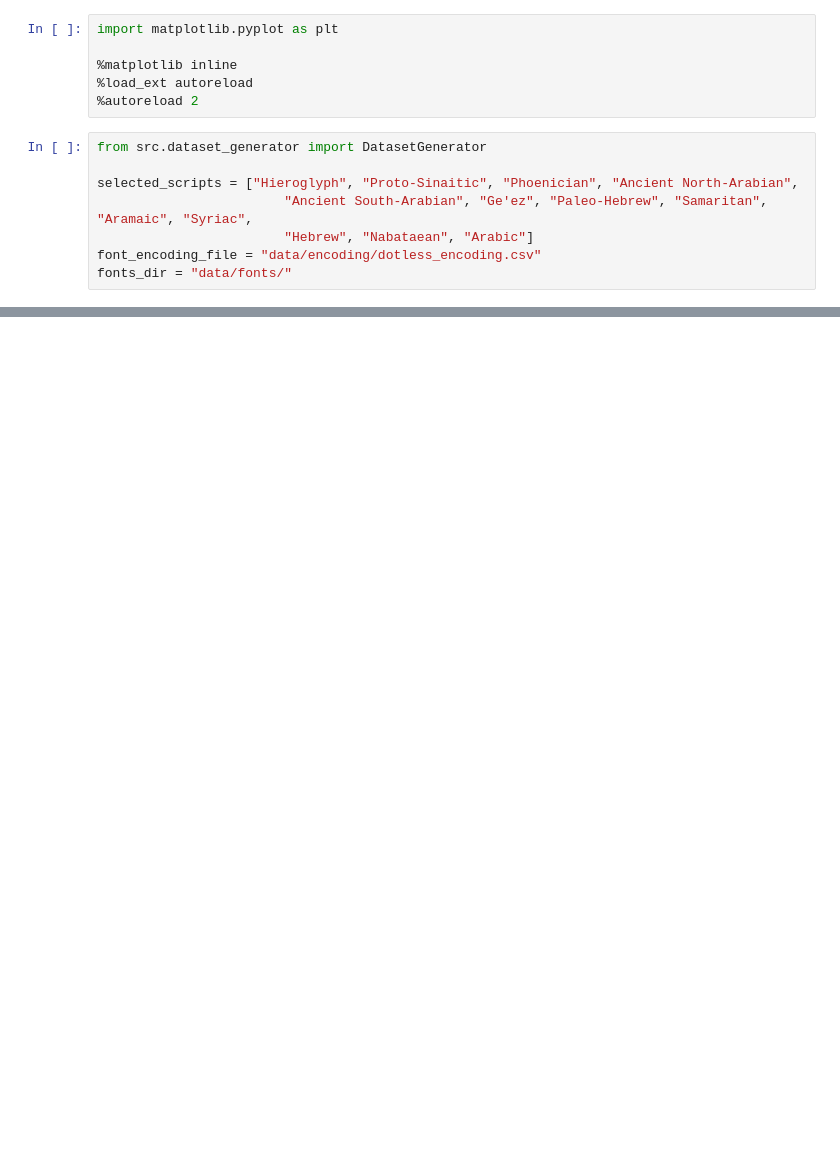
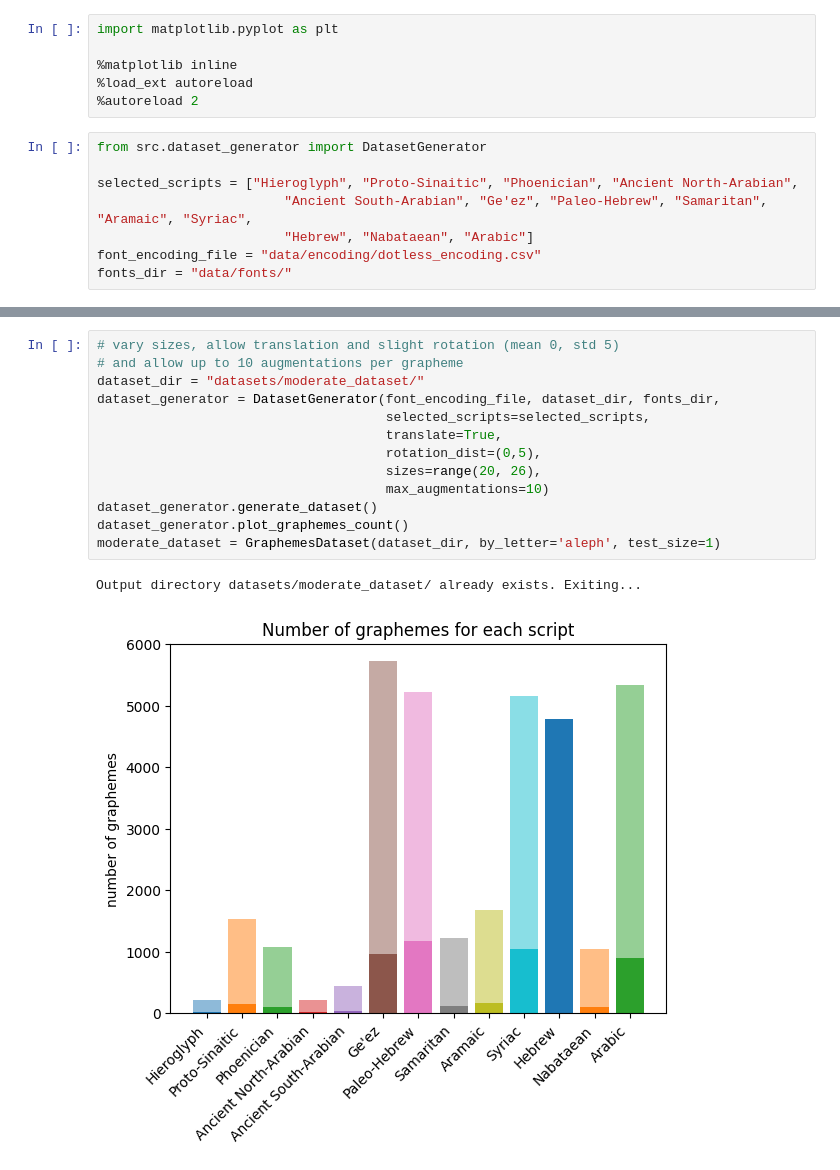
Before and after one commit to bensapirstein/DeepGraphemics, a Jupyter notebook: 1_data_augmentation.ipynb, the cells around one changed output, grey strips where cells are left out. Saved outputs shown, nothing was run; the diff lists cells and outputs as text; blank space fills up the shorter version.

```diff
--- a/1_data_augmentation.ipynb
+++ b/1_data_augmentation.ipynb
@@ -80,0 +88,16 @@ plot_images_in_grid(class_data)
+# %%
+# vary sizes, allow translation and slight rotation (mean 0, std 5)
+# and allow up to 10 augmentations per grapheme
+dataset_dir = "datasets/moderate_dataset/"
+dataset_generator = DatasetGenerator(font_encoding_file, dataset_dir, fonts_dir,
+                                     selected_scripts=selected_scripts,
+                                     translate=True,
+                                     rotation_dist=(0,5),
+                                     sizes=range(20, 26),
+                                     max_augmentations=10)
+dataset_generator.generate_dataset()
+dataset_generator.plot_graphemes_count()
+moderate_dataset = GraphemesDataset(dataset_dir, by_letter='aleph', test_size=1)
+# %% [output]
+Output directory datasets/moderate_dataset/ already exists. Exiting...
+[figure, added]
```
Also changed, not shown: parts of 9 cells of this notebook, 3 other files.
